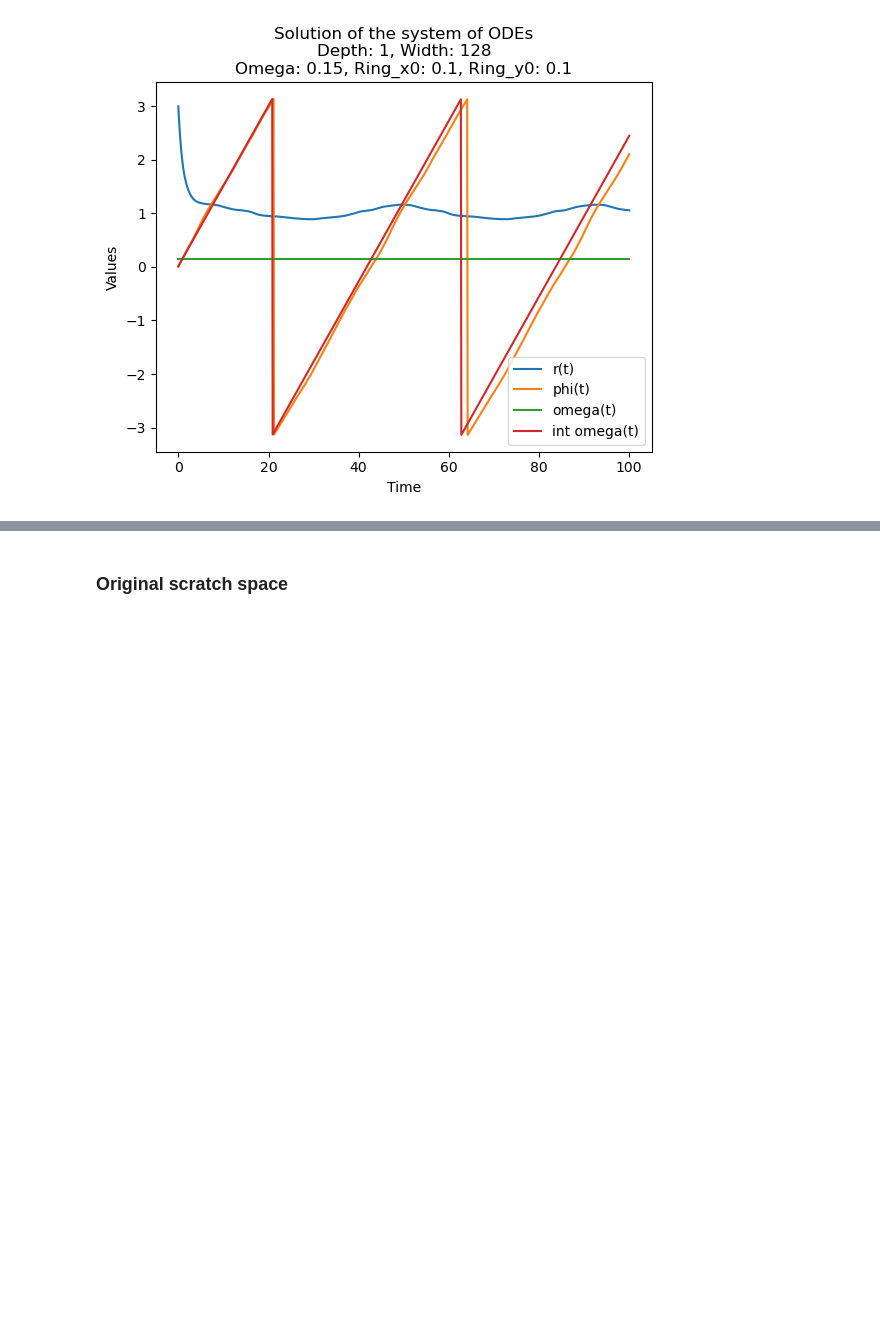
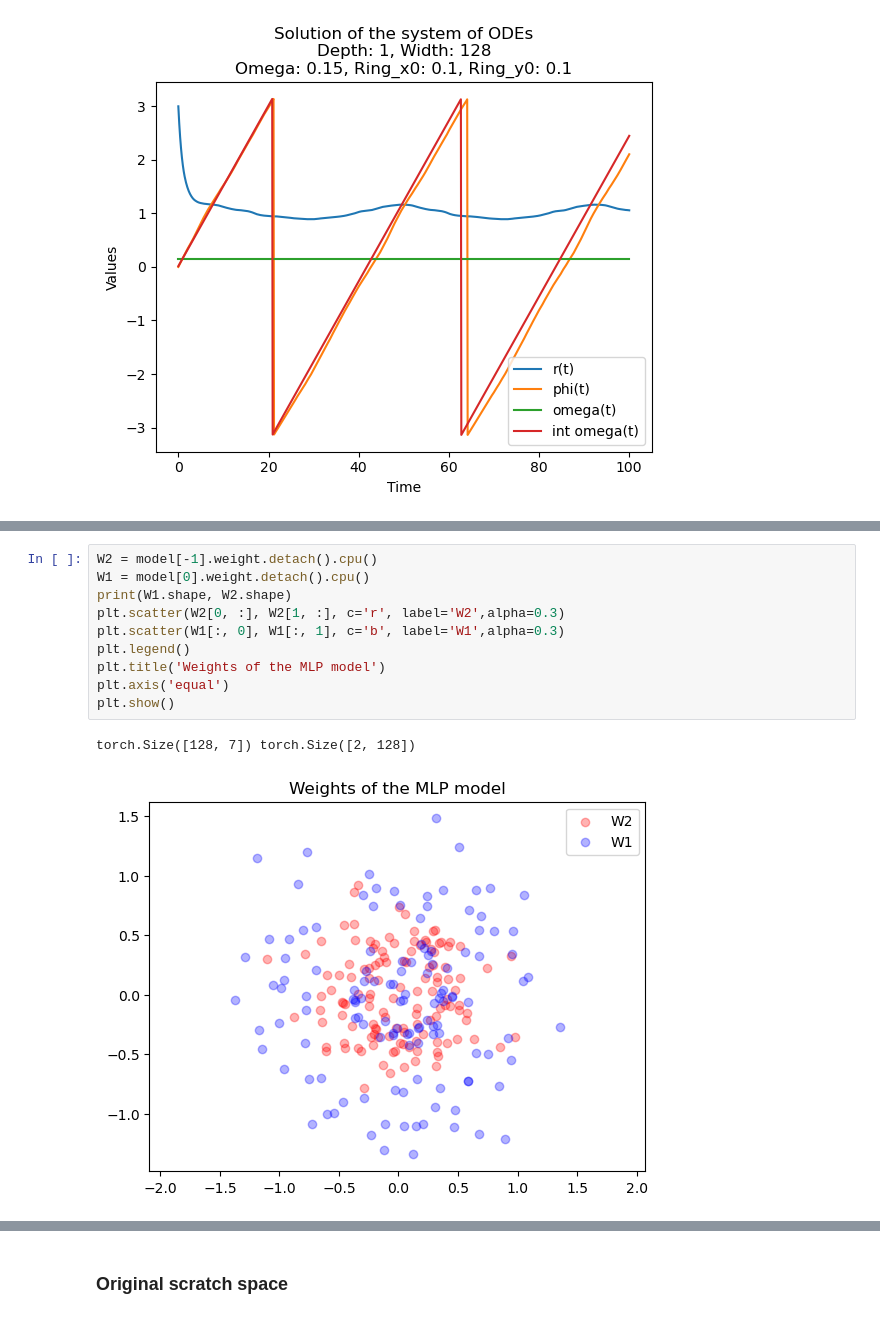
Before and after one commit to Animadversio/DiffusionMemorization, a Jupyter notebook: notebooks/score_radial_NN_model.ipynb, the cells around one changed output, grey strips where cells are left out. Drawn from its saved outputs; the diff is of its cells as text; blank space fills up the shorter version.

```diff
--- a/notebooks/score_radial_NN_model.ipynb
+++ b/notebooks/score_radial_NN_model.ipynb
@@ -422,0 +541,13 @@ def normalize_angle(angle):
+# %%
+W2 = model[-1].weight.detach().cpu()
+W1 = model[0].weight.detach().cpu()
+print(W1.shape, W2.shape)
+plt.scatter(W2[0, :], W2[1, :], c='r', label='W2',alpha=0.3)
+plt.scatter(W1[:, 0], W1[:, 1], c='b', label='W1',alpha=0.3)
+plt.legend()
+plt.title('Weights of the MLP model')
+plt.axis('equal')
+plt.show()
+# %% [output]
+torch.Size([128, 7]) torch.Size([2, 128])
+[figure, added]
```
Also changed, not shown: parts of 21 cells of this notebook.
